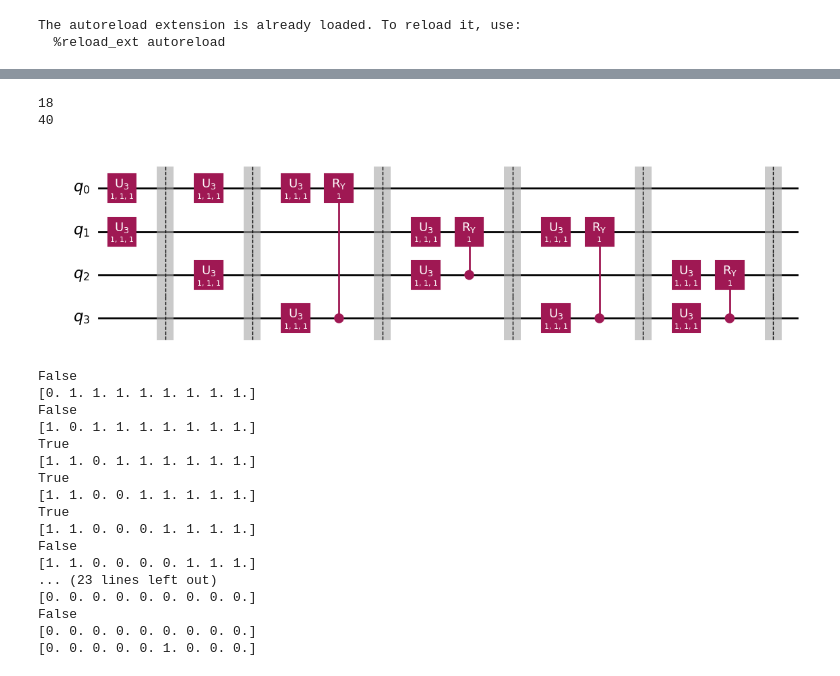
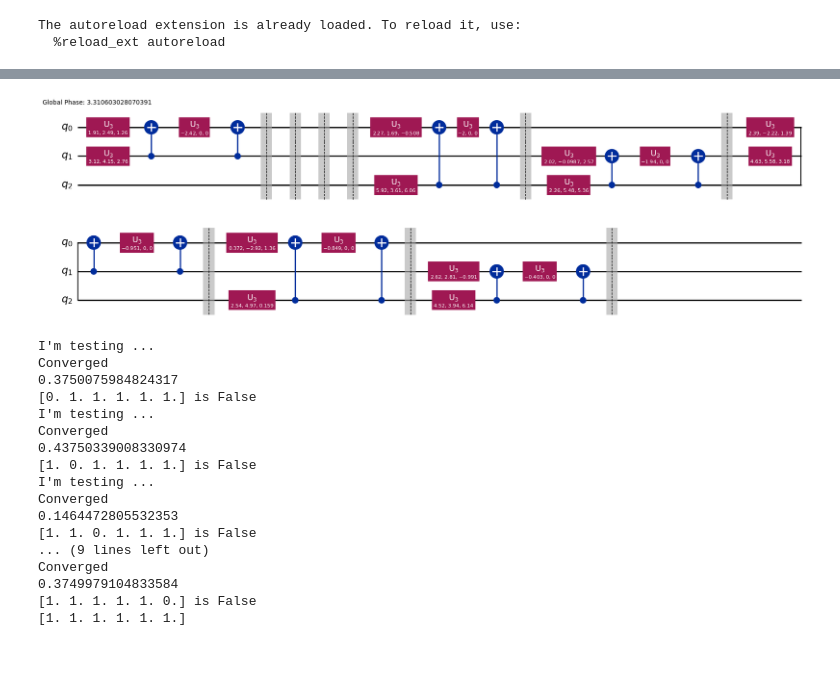
Before and after one commit to vutuanhai237/GateSynthesisQC, a Jupyter notebook: random.ipynb, the cells around one changed output, grey strips where cells are left out. Saved outputs shown, nothing was run; the diff lists cells and outputs as text; code cells hidden in the pictures.

```diff
--- a/random.ipynb
+++ b/random.ipynb
@@ -128,56 +147,56 @@ plt.plot(costs)
 # %%
 import qiskit
-num_qubits = 4
-num_layers = 1
+num_qubits = 3
+num_layers = 3
 num_blocks = num_qubits*(num_qubits-1)//2
-active_gates = np.ones(3*num_blocks*num_layers)
-active_gates[2] = 0
-active_gates[5] = 0
-thetas = np.ones(num_params_on_active_gates(active_gates))
-print(len(active_gates))
-print(len(thetas))
-qc_x, _ = U3cry(num_qubits, num_layers, thetas, active_gates)
-qc_excipilit = qiskit.transpile(qc_x, basis_gates=['u3','cry'], optimization_level=1)
+
+active_blocks = [1, 0, 0, 0, 1, 1, 1, 1, 1]
+thetas = np.random.uniform(0, 2*np.pi, num_params_on_active_blocks(active_blocks))
+qc_x = U3cry_qc(num_qubits, num_layers, thetas, active_blocks)
+qc_excipilit = qiskit.transpile(qc_x, basis_gates=['u3', 'cx'], optimization_level=3)
 qc_excipilit.draw('mpl')
 # %% [output]
-18
-40
-[figure, old version]
+[figure, new version]
 # %%
 num_qubits = 3
-num_layers = 3
+num_layers = 2
 active_blocks = np.ones((num_qubits*(num_qubits-1)//2) * num_layers) # num_blocks = num_qubits*(num_qubits-1)//2
-def check(xs):
+def check(active_blocks):
     costs, _ = target_func(num_qubits, num_layers, active_blocks)
-    if costs[-1] < constant.error:
+    print(np.min(costs))
+    if costs[-1] < 0.001:
         return True
     return False
     # return xs[2] == 0 and xs[5] == 1
 for i in range(len(active_blocks)):
+    previous_sum = np.sum(active_blocks)
     for j in range(len(active_blocks)):
         if active_blocks[j] == 1:
             active_blocks[j] = 0
-            print(check(active_blocks))
-            print(active_blocks)
-            if check(active_blocks) == False:
+            print("I'm testing ...")
+            k = check(active_blocks)
+            print(f"{active_blocks} is {k}")
+            if k == False:
                 active_blocks[j] = 1
+    if np.sum(active_blocks) == previous_sum:
+        break
 
 print(active_blocks)
 # %% [output]
-False
-[0. 1. 1. 1. 1. 1. 1. 1. 1.]
-False
-[1. 0. 1. 1. 1. 1. 1. 1. 1.]
-True
-[1. 1. 0. 1. 1. 1. 1. 1. 1.]
-True
-[1. 1. 0. 0. 1. 1. 1. 1. 1.]
-True
-[1. 1. 0. 0. 0. 1. 1. 1. 1.]
-False
-[1. 1. 0. 0. 0. 0. 1. 1. 1.]
-... (23 lines left out)
-[0. 0. 0. 0. 0. 0. 0. 0. 0.]
-False
-[0. 0. 0. 0. 0. 0. 0. 0. 0.]
-[0. 0. 0. 0. 0. 1. 0. 0. 0.]
+I'm testing ...
+Converged
+0.3750075984824317
+[0. 1. 1. 1. 1. 1.] is False
+I'm testing ...
+Converged
+0.43750339008330974
+[1. 0. 1. 1. 1. 1.] is False
+I'm testing ...
+Converged
+0.1464472805532353
+[1. 1. 0. 1. 1. 1.] is False
+... (9 lines left out)
+Converged
+0.3749979104833584
+[1. 1. 1. 1. 1. 0.] is False
+[1. 1. 1. 1. 1. 1.]
```
Also changed, not shown: parts of 17 cells of this notebook, 5 other files.
